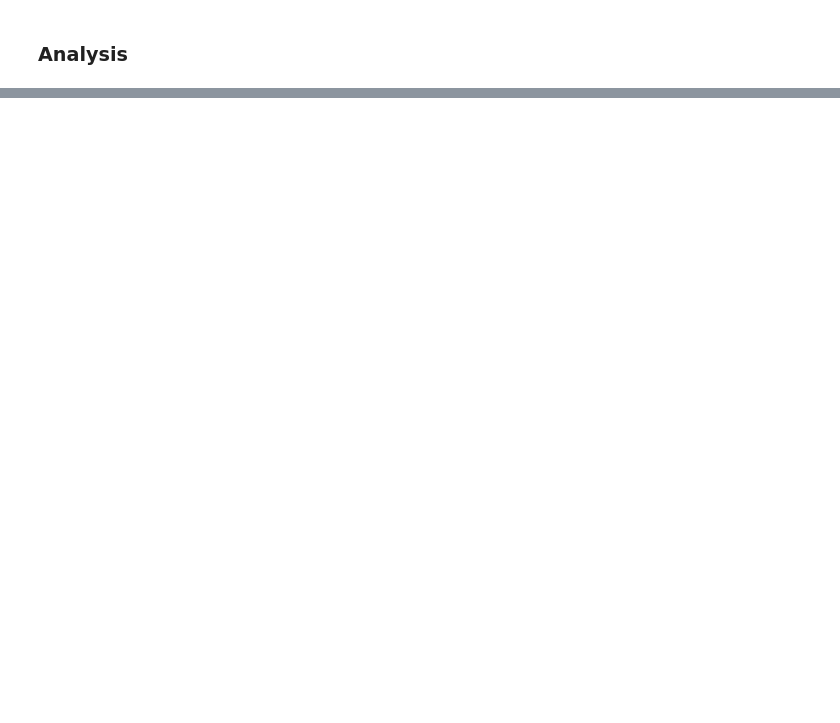
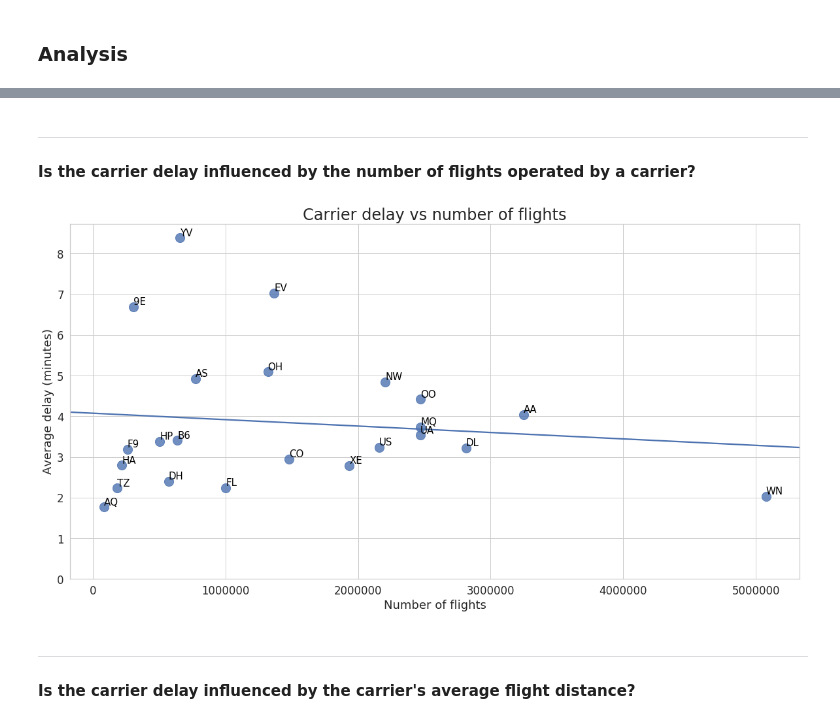
Before and after one commit to pietroferretti/middleware-bigdata, a Jupyter notebook: spark_notebook.ipynb, the cells around one changed output, grey strips where cells are left out. Cells and saved outputs as stored; diff of their text form; code cells hidden in the pictures; blank space fills up the shorter version.

```diff
--- a/spark_notebook.ipynb
+++ b/spark_notebook.ipynb
@@ -431,0 +478,30 @@ ax.figure.set_size_inches(20, 10)
+# %% [markdown]
+---
+#### Is the carrier delay influenced by the number of flights operated by a carrier?
+# %%
+# plot average carrier delay vs number of flights
+
+values = []
+for carrier, avg_delay in carr_list:
+    num_flights = carrier_num_flights[carrier]
+    values.append((num_flights, avg_delay))
+
+data = pd.DataFrame({'Number of flights': [num_flights for num_flights, _ in values],
+                     'Average delay (minutes)': [delay for _, delay in values],
+                     'labels': [carrier for carrier, _ in carr_list]})
+
+sns.set(font_scale=1.5, style="whitegrid")
+ax = sns.regplot(data=data, x='Number of flights', y='Average delay (minutes)', scatter_kws={'s':200}, ci=None)
+ax.set_title('Carrier delay vs number of flights')
+ax.title.set_fontsize(24)
+ax.set_ylim(0, None)
+ax.figure.set_size_inches(20, 10)
+
+# add annotations one by one with a loop
+for line in range(0, data.shape[0]):
+     ax.text(data['Number of flights'][line]+5, data['Average delay (minutes)'][line]+0.05, data.labels[line], horizontalalignment='left', size='small', color='black')
+# %% [output]
+[figure, added]
+# %% [markdown]
+---
+#### Is the carrier delay influenced by the carrier's average flight distance?
```
Also changed, not shown: parts of 16 cells of this notebook.
